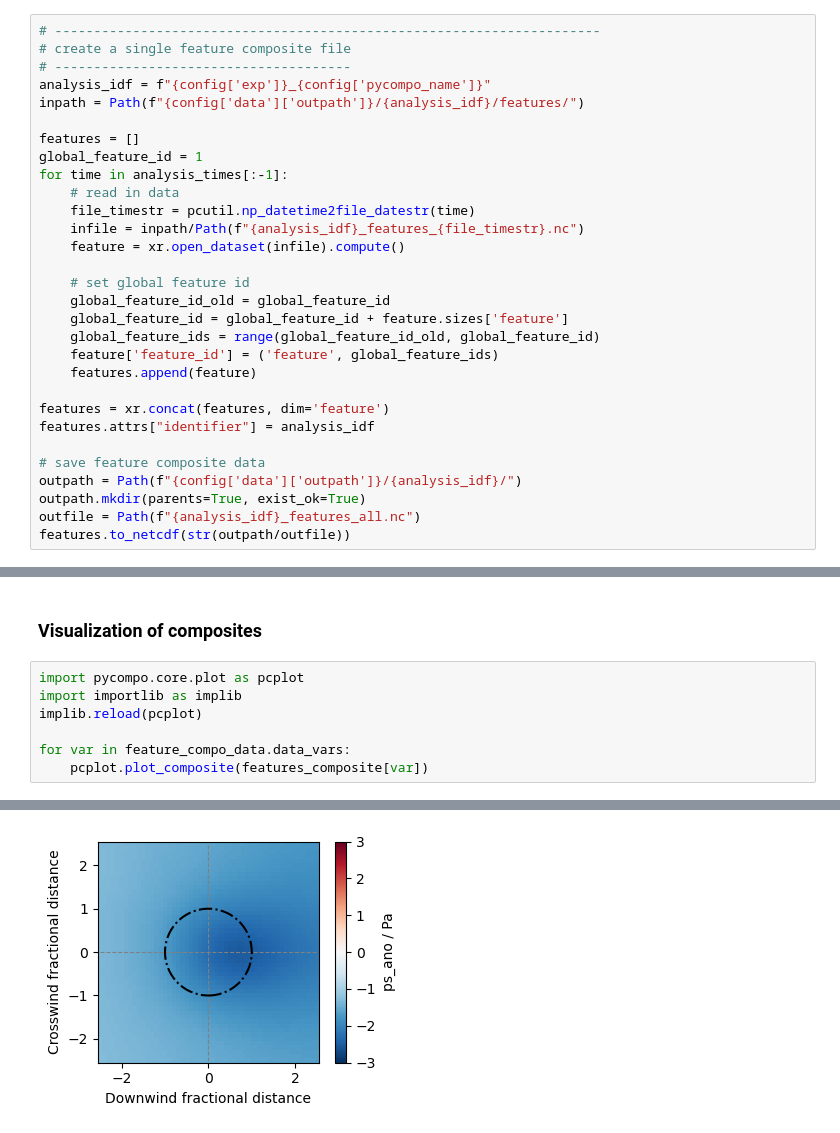
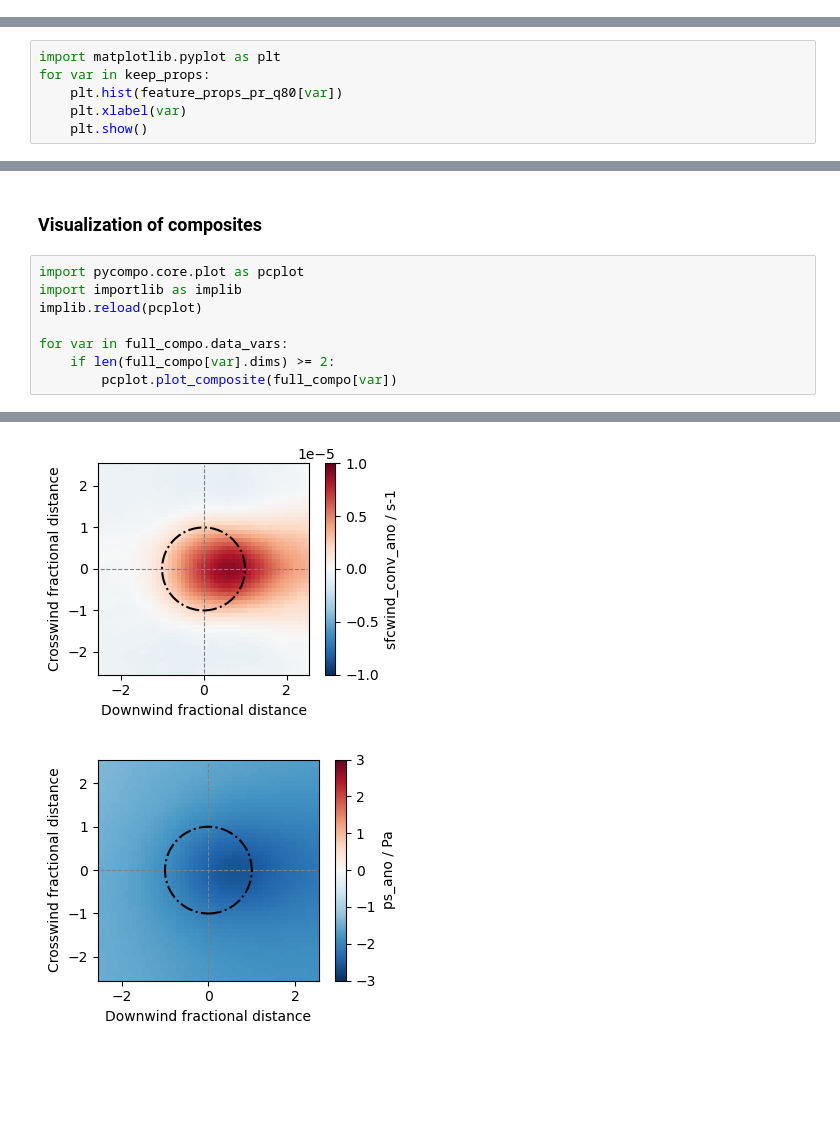
Before and after one commit to HF7weatherman/pycompo, a Jupyter notebook: examples/analyze_composites.ipynb, the cells around one changed output, grey strips where cells are left out. Drawn from its saved outputs; the diff is of its cells as text; blank space fills up the shorter version.

Commit message:
New interface and functions for analysis

```diff
--- a/examples/analyze_composites.ipynb
+++ b/examples/analyze_composites.ipynb
@@ -79,30 +93,0 @@ feature_compo_data.attrs["identifier"] = analysis_idf
-# %%
-# ----------------------------------------------------------------------
-# create a single feature composite file
-# --------------------------------------
-analysis_idf = f"{config['exp']}_{config['pycompo_name']}"
-inpath = Path(f"{config['data']['outpath']}/{analysis_idf}/features/")
-
-features = []
-global_feature_id = 1
-for time in analysis_times[:-1]:
-    # read in data
-    file_timestr = pcutil.np_datetime2file_datestr(time)
-    infile = inpath/Path(f"{analysis_idf}_features_{file_timestr}.nc")
-    feature = xr.open_dataset(infile).compute()
-
-    # set global feature id
-    global_feature_id_old = global_feature_id
-    global_feature_id = global_feature_id + feature.sizes['feature']
-    global_feature_ids = range(global_feature_id_old, global_feature_id)
-    feature['feature_id'] = ('feature', global_feature_ids)
-    features.append(feature)
-
-features = xr.concat(features, dim='feature')
-features.attrs["identifier"] = analysis_idf
-
-# save feature composite data
-outpath = Path(f"{config['data']['outpath']}/{analysis_idf}/")
-outpath.mkdir(parents=True, exist_ok=True)
-outfile = Path(f"{analysis_idf}_features_all.nc")
-features.to_netcdf(str(outpath/outfile))
@@ -180,0 +174,6 @@ features_composite = features.mean(dim='feature')
+# %%
+import matplotlib.pyplot as plt
+for var in keep_props:
+    plt.hist(feature_props_pr_q80[var])
+    plt.xlabel(var)
+    plt.show()
@@ -185,7 +192,8 @@ import pycompo.core.plot as pcplot
 import importlib as implib
 implib.reload(pcplot)
 
-for var in feature_compo_data.data_vars:
-    pcplot.plot_composite(features_composite[var])
+for var in full_compo.data_vars:
+    if len(full_compo[var].dims) >= 2:
+        pcplot.plot_composite(full_compo[var])
 # %% [output]
 [figure]
@@ -203 +211,2 @@ for var in feature_compo_data.data_vars:
-[figure, old version]
+[figure, new version]
+[figure, added]
```
Also changed, not shown: parts of 23 cells of this notebook, 5 other files.
